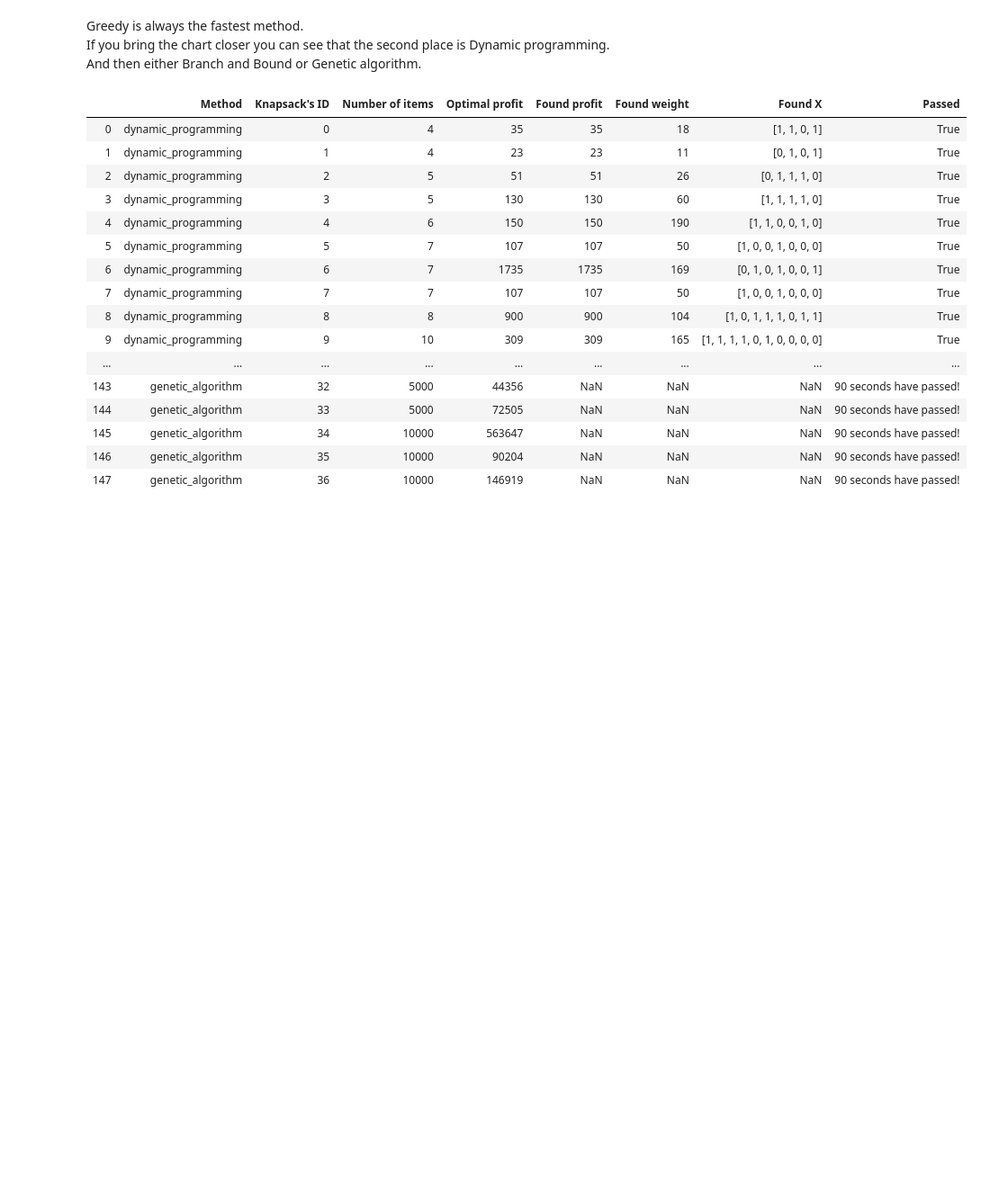
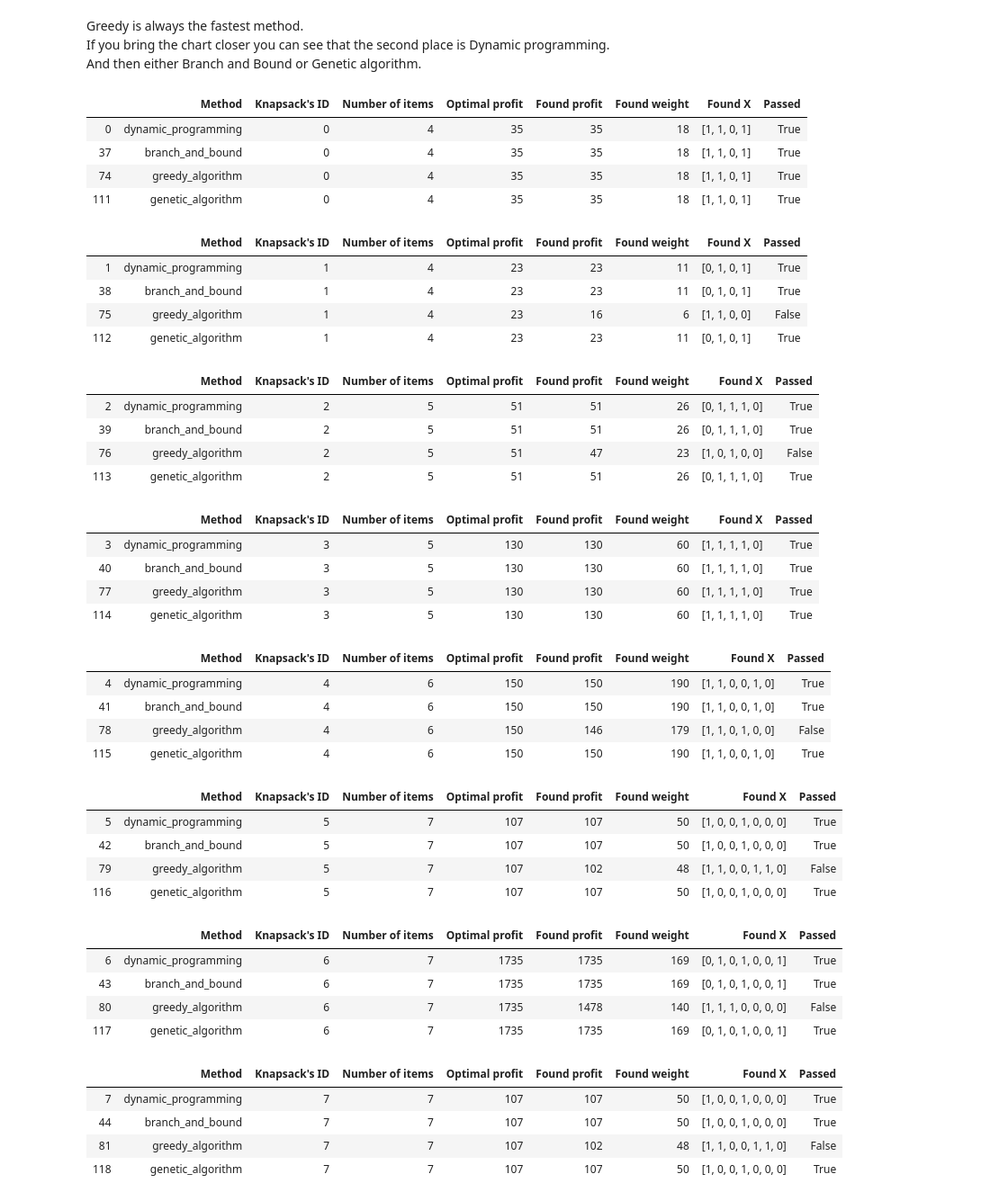
Before and after one commit to kislN/KNAPSACK_01, a Jupyter notebook: report.ipynb, the cells around one changed output. Shown at 90% size. Saved outputs shown, nothing was run; the diff lists cells and outputs as text; code cells hidden in the pictures; blank space fills up the shorter version.

```diff
--- a/report.ipynb
+++ b/report.ipynb
@@ -225,22 +225,46 @@ And then either Branch and Bound or Genetic algorithm.
 table_test = run_tests(knapsacks, lim_sec=90)
 # %%
 pd.set_option('display.max_colwidth', -1)
-table_test
+for i in range(10):
+    display(table_test[table_test["Knapsack's ID"] == i])
 # %% [output]
 |  | Method | Knapsack's ID | Number of items | Optimal profit | Found profit | Found weight | Found X | Passed |
 | 0 | dynamic_programming | 0 | 4 | 35 | 35 | 18 | [1, 1, 0, 1] | True |
-| 1 | dynamic_programming | 1 | 4 | 23 | 23 | 11 | [0, 1, 0, 1] | True |
-| 2 | dynamic_programming | 2 | 5 | 51 | 51 | 26 | [0, 1, 1, 1, 0] | True |
-| 3 | dynamic_programming | 3 | 5 | 130 | 130 | 60 | [1, 1, 1, 1, 0] | True |
-| 4 | dynamic_programming | 4 | 6 | 150 | 150 | 190 | [1, 1, 0, 0, 1, 0] | True |
-| 5 | dynamic_programming | 5 | 7 | 107 | 107 | 50 | [1, 0, 0, 1, 0, 0, 0] | True |
-| 6 | dynamic_programming | 6 | 7 | 1735 | 1735 | 169 | [0, 1, 0, 1, 0, 0, 1] | True |
-| 7 | dynamic_programming | 7 | 7 | 107 | 107 | 50 | [1, 0, 0, 1, 0, 0, 0] | True |
-| 8 | dynamic_programming | 8 | 8 | 900 | 900 | 104 | [1, 0, 1, 1, 1, 0, 1, 1] | True |
-| 9 | dynamic_programming | 9 | 10 | 309 | 309 | 165 | [1, 1, 1, 1, 0, 1, 0, 0, 0, 0] | True |
-| ... | ... | ... | ... | ... | ... | ... | ... | ... |
-| 143 | genetic_algorithm | 32 | 5000 | 44356 | NaN | NaN | NaN | 90 seconds have passed! |
-| 144 | genetic_algorithm | 33 | 5000 | 72505 | NaN | NaN | NaN | 90 seconds have passed! |
-| 145 | genetic_algorithm | 34 | 10000 | 563647 | NaN | NaN | NaN | 90 seconds have passed! |
-| 146 | genetic_algorithm | 35 | 10000 | 90204 | NaN | NaN | NaN | 90 seconds have passed! |
-| 147 | genetic_algorithm | 36 | 10000 | 146919 | NaN | NaN | NaN | 90 seconds have passed! |
+| 37 | branch_and_bound | 0 | 4 | 35 | 35 | 18 | [1, 1, 0, 1] | True |
+| 74 | greedy_algorithm | 0 | 4 | 35 | 35 | 18 | [1, 1, 0, 1] | True |
+| 111 | genetic_algorithm | 0 | 4 | 35 | 35 | 18 | [1, 1, 0, 1] | True |
+|  | Method | Knapsack's ID | Number of items | Optimal profit | Found profit | Found weight | Found X | Passed |
+| 1 | dynamic_programming | 1 | 4 | 23 | 23 | 11 | [0, 1, 0, 1] | True |
+| 38 | branch_and_bound | 1 | 4 | 23 | 23 | 11 | [0, 1, 0, 1] | True |
+| 75 | greedy_algorithm | 1 | 4 | 23 | 16 | 6 | [1, 1, 0, 0] | False |
+| 112 | genetic_algorithm | 1 | 4 | 23 | 23 | 11 | [0, 1, 0, 1] | True |
+|  | Method | Knapsack's ID | Number of items | Optimal profit | Found profit | Found weight | Found X | Passed |
+| 2 | dynamic_programming | 2 | 5 | 51 | 51 | 26 | [0, 1, 1, 1, 0] | True |
+| 39 | branch_and_bound | 2 | 5 | 51 | 51 | 26 | [0, 1, 1, 1, 0] | True |
+| 76 | greedy_algorithm | 2 | 5 | 51 | 47 | 23 | [1, 0, 1, 0, 0] | False |
+| 113 | genetic_algorithm | 2 | 5 | 51 | 51 | 26 | [0, 1, 1, 1, 0] | True |
+|  | Method | Knapsack's ID | Number of items | Optimal profit | Found profit | Found weight | Found X | Passed |
+| 3 | dynamic_programming | 3 | 5 | 130 | 130 | 60 | [1, 1, 1, 1, 0] | True |
+| 40 | branch_and_bound | 3 | 5 | 130 | 130 | 60 | [1, 1, 1, 1, 0] | True |
+| 77 | greedy_algorithm | 3 | 5 | 130 | 130 | 60 | [1, 1, 1, 1, 0] | True |
+| 114 | genetic_algorithm | 3 | 5 | 130 | 130 | 60 | [1, 1, 1, 1, 0] | True |
+|  | Method | Knapsack's ID | Number of items | Optimal profit | Found profit | Found weight | Found X | Passed |
+| 4 | dynamic_programming | 4 | 6 | 150 | 150 | 190 | [1, 1, 0, 0, 1, 0] | True |
+| 41 | branch_and_bound | 4 | 6 | 150 | 150 | 190 | [1, 1, 0, 0, 1, 0] | True |
+| 78 | greedy_algorithm | 4 | 6 | 150 | 146 | 179 | [1, 1, 0, 1, 0, 0] | False |
+| 115 | genetic_algorithm | 4 | 6 | 150 | 150 | 190 | [1, 1, 0, 0, 1, 0] | True |
+|  | Method | Knapsack's ID | Number of items | Optimal profit | Found profit | Found weight | Found X | Passed |
+| 5 | dynamic_programming | 5 | 7 | 107 | 107 | 50 | [1, 0, 0, 1, 0, 0, 0] | True |
+| 42 | branch_and_bound | 5 | 7 | 107 | 107 | 50 | [1, 0, 0, 1, 0, 0, 0] | True |
+| 79 | greedy_algorithm | 5 | 7 | 107 | 102 | 48 | [1, 1, 0, 0, 1, 1, 0] | False |
+| 116 | genetic_algorithm | 5 | 7 | 107 | 107 | 50 | [1, 0, 0, 1, 0, 0, 0] | True |
+|  | Method | Knapsack's ID | Number of items | Optimal profit | Found profit | Found weight | Found X | Passed |
+| 6 | dynamic_programming | 6 | 7 | 1735 | 1735 | 169 | [0, 1, 0, 1, 0, 0, 1] | True |
+| 43 | branch_and_bound | 6 | 7 | 1735 | 1735 | 169 | [0, 1, 0, 1, 0, 0, 1] | True |
+| 80 | greedy_algorithm | 6 | 7 | 1735 | 1478 | 140 | [1, 1, 1, 0, 0, 0, 0] | False |
+| 117 | genetic_algorithm | 6 | 7 | 1735 | 1735 | 169 | [0, 1, 0, 1, 0, 0, 1] | True |
+|  | Method | Knapsack's ID | Number of items | Optimal profit | Found profit | Found weight | Found X | Passed |
+| 7 | dynamic_programming | 7 | 7 | 107 | 107 | 50 | [1, 0, 0, 1, 0, 0, 0] | True |
+| 44 | branch_and_bound | 7 | 7 | 107 | 107 | 50 | [1, 0, 0, 1, 0, 0, 0] | True |
+| 81 | greedy_algorithm | 7 | 7 | 107 | 102 | 48 | [1, 1, 0, 0, 1, 1, 0] | False |
+| 118 | genetic_algorithm | 7 | 7 | 107 | 107 | 50 | [1, 0, 0, 1, 0, 0, 0] | True |
```
Also changed, not shown: parts of 2 cells of this notebook, 2 other files.
